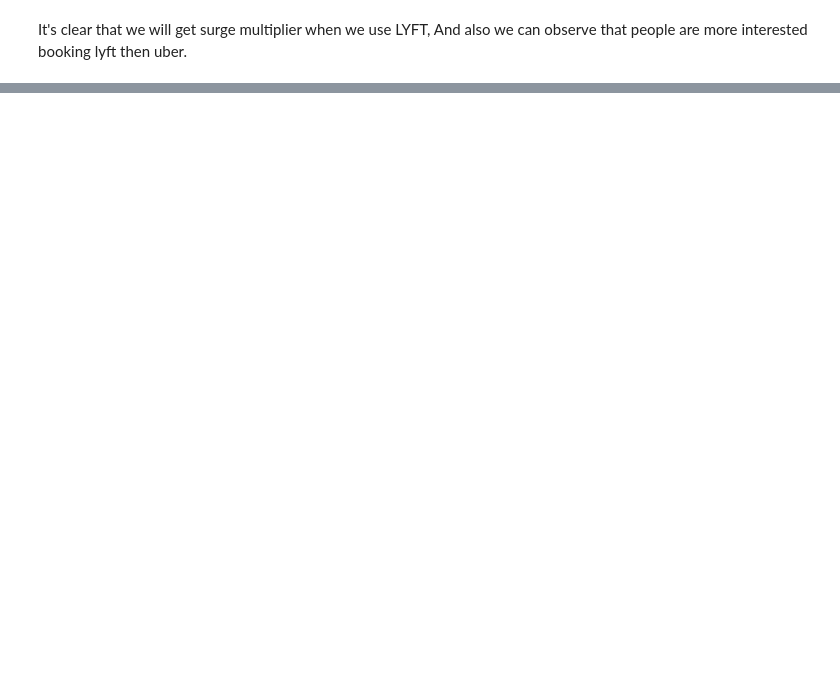
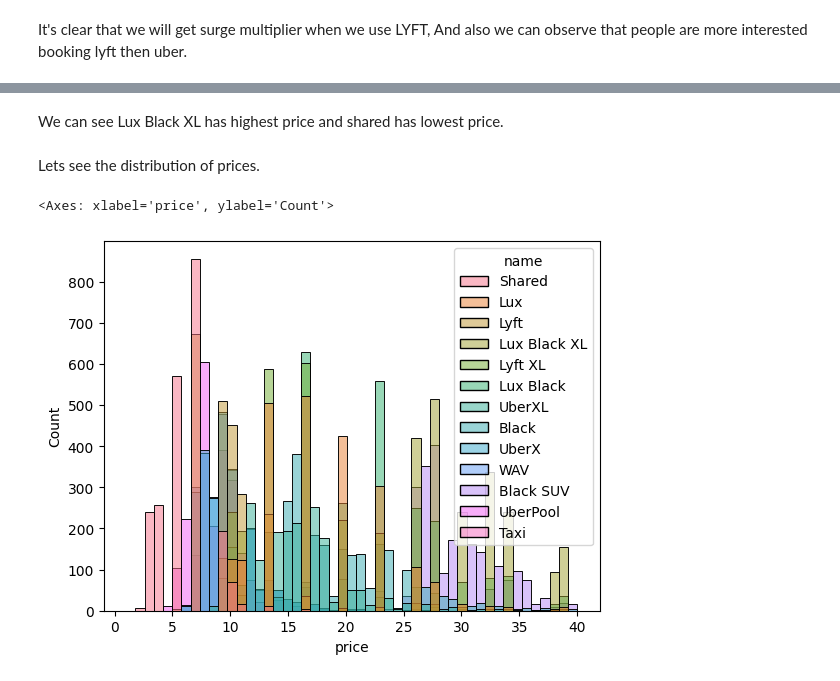
Before and after one commit to DunngenMaster/ml-project, a Jupyter notebook: Data_clean.ipynb, the cells around one changed output, grey strips where cells are left out. Cells and saved outputs as stored; diff of their text form; code cells hidden in the pictures; blank space fills up the shorter version.

```diff
--- a/Data_clean.ipynb
+++ b/Data_clean.ipynb
@@ -244,0 +297,9 @@ Data visualization
+# %% [markdown]
+We can see Lux Black XL has highest price and shared has lowest price.
+# %% [markdown]
+Lets see the distribution of prices.
+# %%
+sns.histplot(x='price',data=ride,hue='name',bins= np.linspace(1,40))
+# %% [output]
+<Axes: xlabel='price', ylabel='Count'>
+[figure, added]
```
Also changed, not shown: parts of 19 cells of this notebook.
